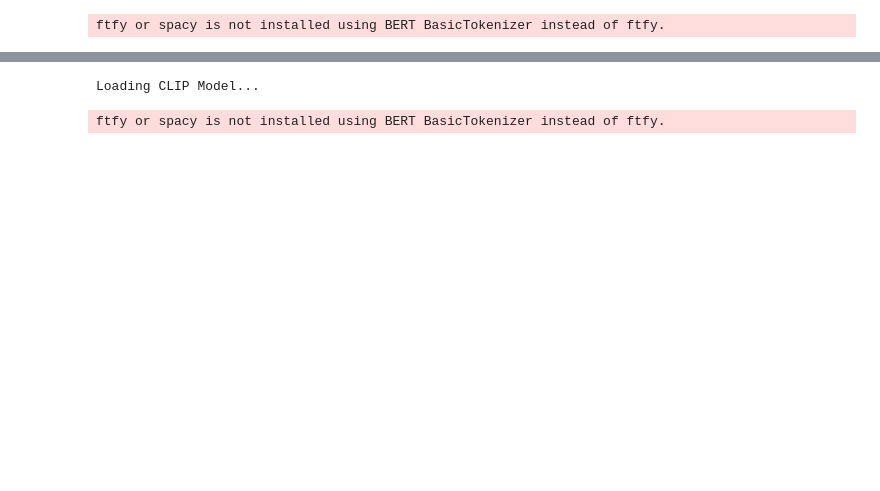
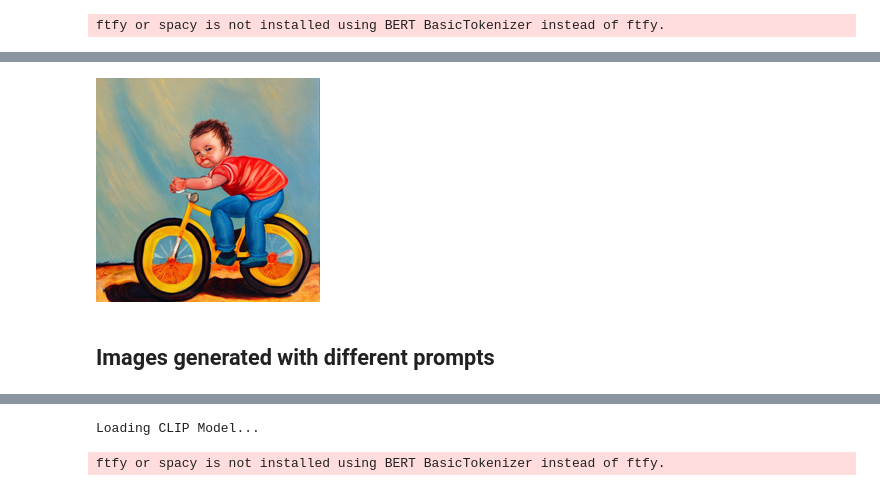
Before and after one commit to sahanakowshik/Visually-Perspective-Similarity-Metric-for-T2I-Models, a Jupyter notebook: stable_diffusion.ipynb, the cells around one changed output, grey strips where cells are left out. Drawn from its saved outputs; the diff is of its cells as text; code cells hidden in the pictures; blank space fills up the shorter version.

```diff
--- a/stable_diffusion.ipynb
+++ b/stable_diffusion.ipynb
@@ -89,0 +76,6 @@ emb_img2 = VGG16_MODEL.predict(np_img_vgg2)
+# %%
+same_img2
+# %% [output]
+[figure, added]
+# %% [markdown]
+## Images generated with different prompts
```
Also changed, not shown: parts of 38 cells of this notebook.
